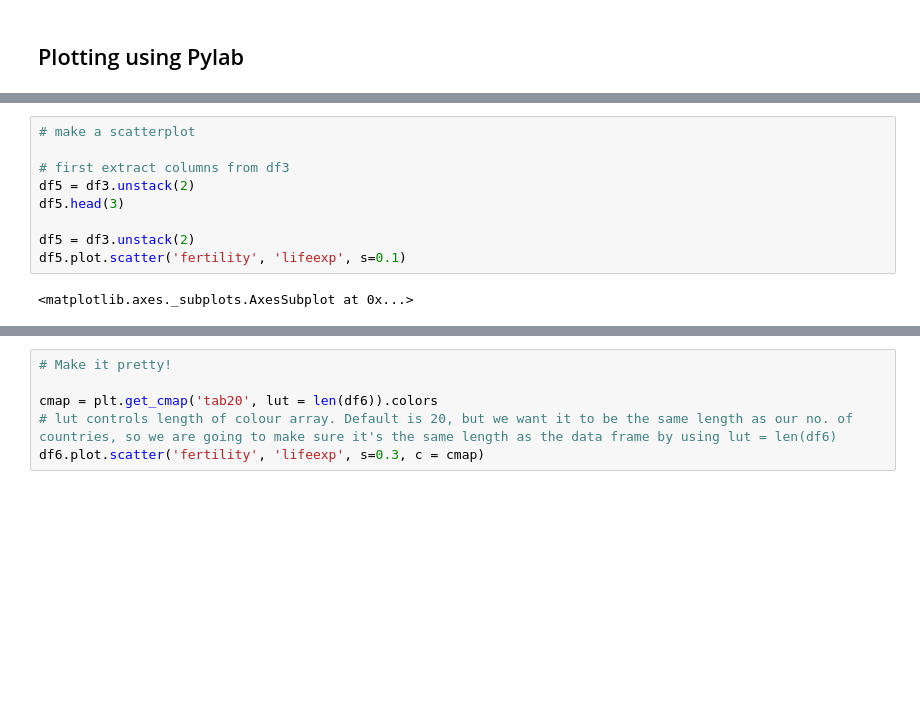
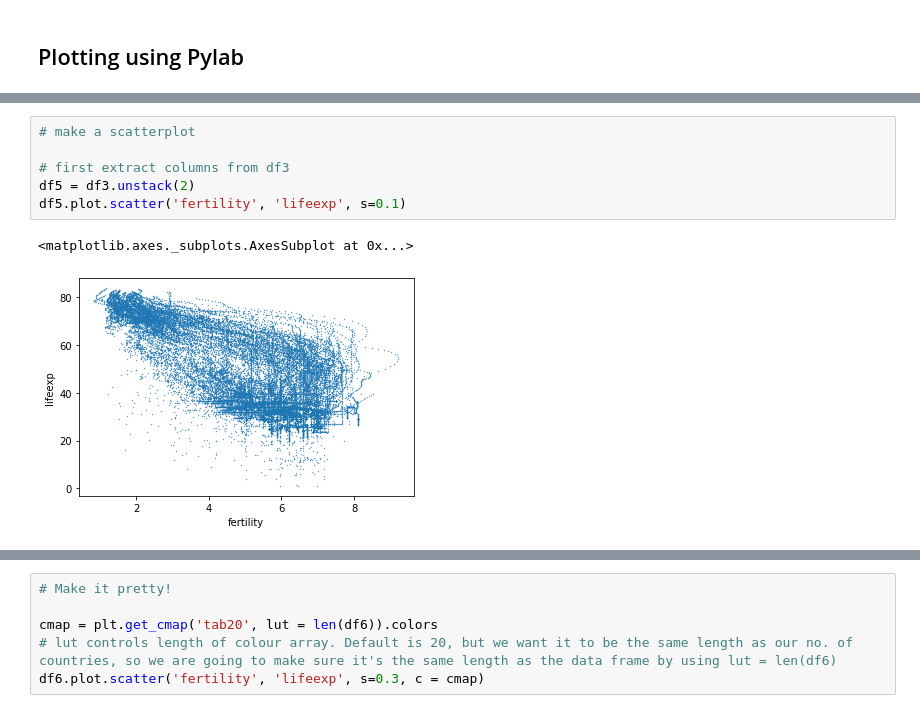
Before and after one commit to Basmatz/Spiced-bootcamp, a Jupyter notebook: Week_1/Day 3/Animate Scatterplot.ipynb, the cells around one changed output, grey strips where cells are left out. Saved outputs shown, nothing was run; the diff lists cells and outputs as text; blank space fills up the shorter version.

Commit message:
added Animated Scatterplot code

```diff
--- a/Week_1/Day 3/Animate Scatterplot.ipynb
+++ b/Week_1/Day 3/Animate Scatterplot.ipynb
@@ -97,14 +87,12 @@ df4[['Germany', 'France', 'Afghanistan']].plot()
 # %%
 # make a scatterplot
 
 # first extract columns from df3
 df5 = df3.unstack(2)
-df5.head(3)
-
-df5 = df3.unstack(2)
 df5.plot.scatter('fertility', 'lifeexp', s=0.1)
 # %% [output]
 <matplotlib.axes._subplots.AxesSubplot at 0x...>
+[figure, added]
 # %%
 # use stacking to select a specific year
 
```
Also changed, not shown: parts of 3 cells of this notebook.
